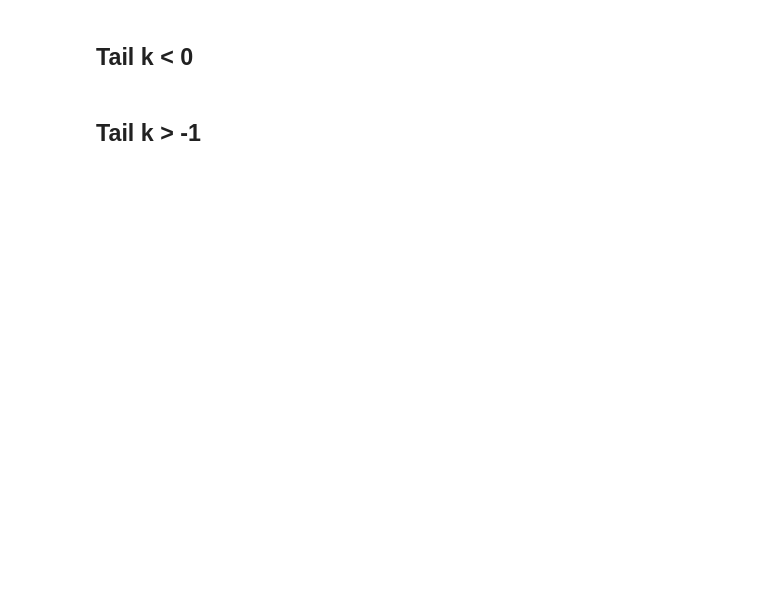
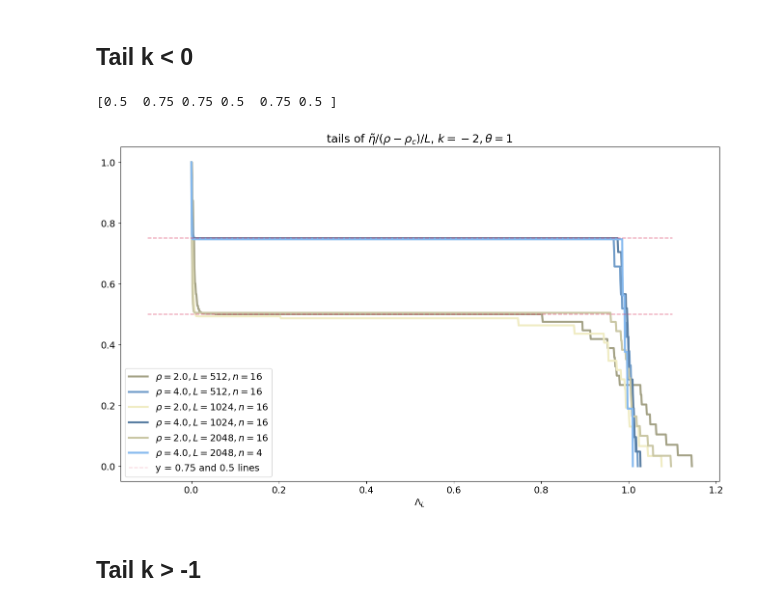
Before and after one commit to AnyAvailableUsername/ZRP-Simulation-and-Data-Evaluation, a Jupyter notebook: ZRP visuals.ipynb, the cells around one changed output. Saved outputs shown, nothing was run; the diff lists cells and outputs as text; code cells hidden in the pictures; blank space fills up the shorter version.

```diff
--- a/ZRP visuals.ipynb
+++ b/ZRP visuals.ipynb
@@ -1374,34 +1386,37 @@ def multipleSimTailsGroupedByk(axs, idx):
         label=f'$\\rho_{{c, L}}/\\rho + (\\rho - \\rho_{{c, L}})/\\rho * \\Gamma({k + 2}, 1)$-tail'
         + f'$\\rho={rho}, \\rho_{{c, L}}={rho_c_L}$')
 
     axs[0,0].set_ylim(2 * 10**(-3), 1)
     axs[1,0].set_ylim(2 * 10**(-3), 1)
     axs[0,0].set_yscale('log')
     axs[1,0].set_yscale('log')
 
   if k == -2:
     print((rhos[:,0] - 1)/rhos[:,0])
     axs[0,0].hlines((rhos[:,0] - 1)/rhos[:,0], -0.1, 1.1, color=__cherry + '33', linestyle='--', label="y = 0.75 and 0.5 lines")
 
   axs[0,0].set_title(f'tails of $\\tilde{{\\eta}}/(\\rho - \\rho_c)/L$, $k={k}, \\theta=1$')
   #axs[0,0].set_ylim(0.2, 0.9)
   #axs[0,0].set_xlim(0, 5)
   axs[0,0].legend()
   #axs[1,0].legend()
 
 
 reloadParams()
 indeces = selectParamIndeces('*', '*', '<0', '*', 'T10000N')
 params = params[indeces].sort_values(['k', 'L'])
 #print(params)
 
 
 drawGraphs(
   cols=1, rows=1,
   col_weights=[1], row_weights=[1],
   graph_factory=multipleSimTailsGroupedByk,
-  save_settings = {"path": r"D:\OneDrive - student.uni-augsburg.de\Uni\master\Latex\img\single_site_cluster.pdf"},
+  save_settings = {"path": r"..\Latex\img\single_site_cluster.pdf"},
   font_size='large')
+# %% [output]
+[0.5  0.75 0.75 0.5  0.75 0.5 ]
+[figure, added]
 # %% [markdown]
 ## Tail k > -1
 # %%
```
Also changed, not shown: parts of 10 cells of this notebook.
